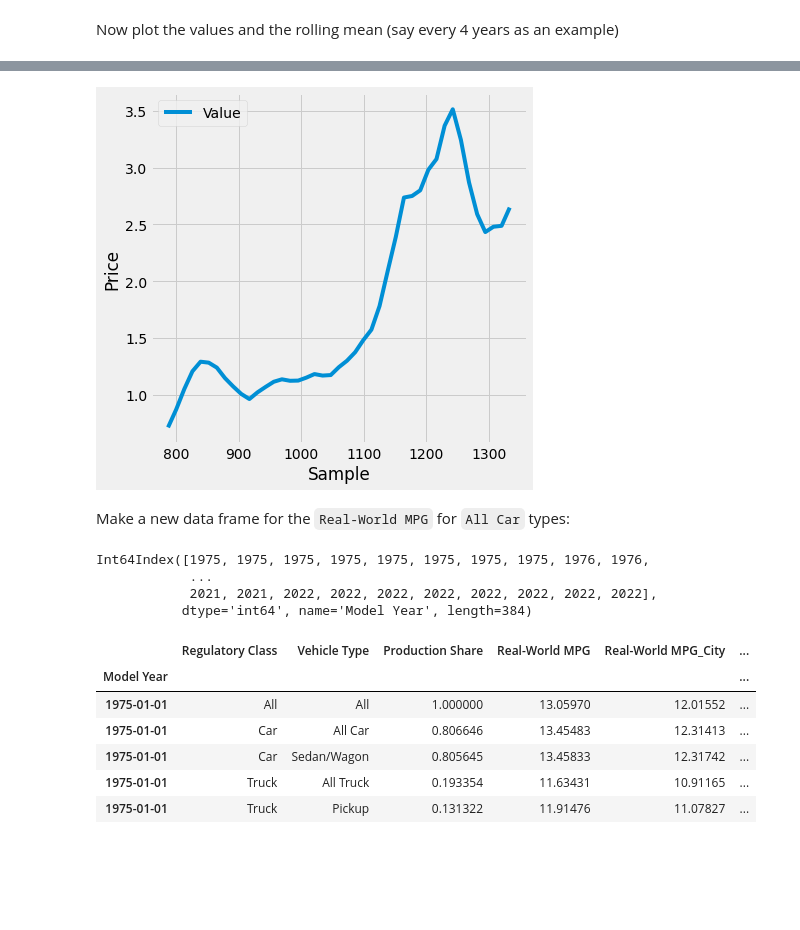
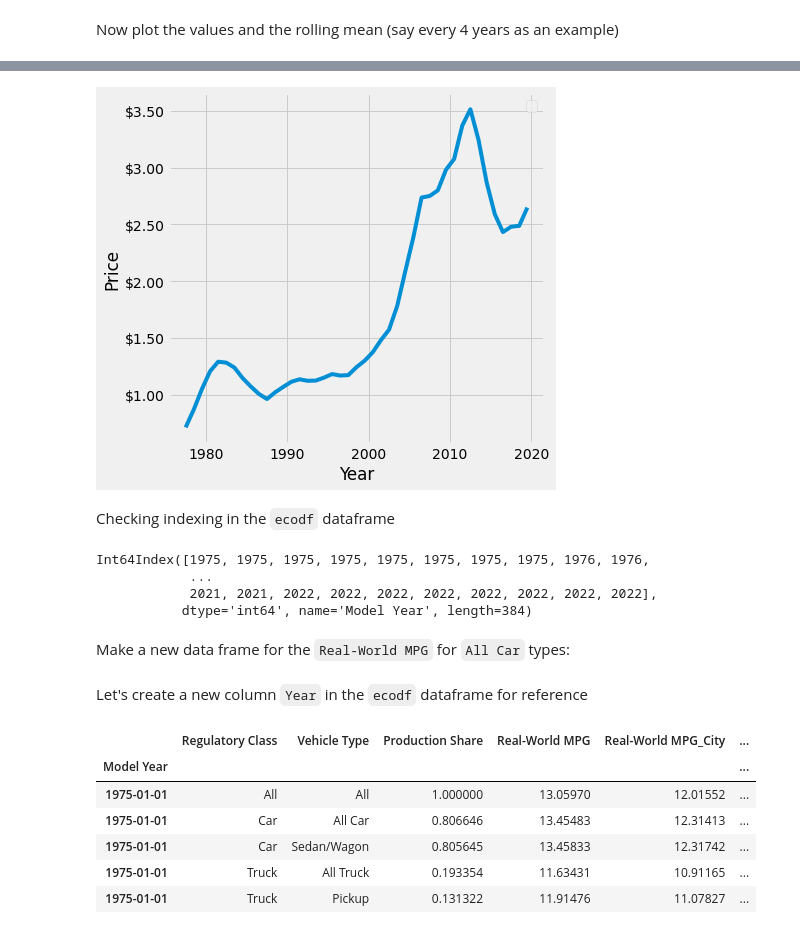
Before and after one commit to dalexa10/Python_Data_Science, a Jupyter notebook: collecting-organizing-analyzing-basics/collecting-organizing-analyzing-data.ipynb, the cells around one changed output, grey strips where cells are left out. Drawn from its saved outputs; the diff is of its cells as text; code cells hidden in the pictures; blank space fills up the shorter version.

```diff
--- a/collecting-organizing-analyzing-basics/collecting-organizing-analyzing-data.ipynb
+++ b/collecting-organizing-analyzing-basics/collecting-organizing-analyzing-data.ipynb
@@ -790,14 +828,18 @@ unld_df = pricedf[(pricedf['MSN'] == 'RUUCUUS') & (pricedf['Data Type'] == 'AVG'
 # %% [markdown]
 Now plot the values and the rolling mean (say every 4 years as an example)
 # %%
+import matplotlib.ticker as mtick
+
+fmt = '$%.2f'
+thick = mtick.FormatStrFormatter(fmt)
+
 plt.style.use('fivethirtyeight')
 
-fig = plt.figure(figsize=(6,6))
-ax = fig.gca()
-
-unld_df['Value'].rolling(4).mean().plot(ax=ax, linewidth=4)
-
+fig, ax = plt.subplots(figsize=(6,6))
+ax.plot(unld_df['Year'].rolling(4).mean(), unld_df['Value'].rolling(4).mean(), linewidth=4)
 ax.legend()
-plt.ylabel('Price')
-plt.xlabel('Sample')
+ax.set_xlabel('Year')
+ax.set_ylabel('Price')
+ax.yaxis.set_major_formatter(thick)
+plt.show()
 # %% [output]
@@ -805,13 +847,17 @@ Text(0.5, 0, 'Sample')
-[figure, old version]
+[figure, new version]
+# %% [markdown]
+Checking indexing in the `ecodf` dataframe
+# %%
+ecodf.index.year
+# %% [output]
+Int64Index([1975, 1975, 1975, 1975, 1975, 1975, 1975, 1975, 1976, 1976,
+            ...
+            2021, 2021, 2022, 2022, 2022, 2022, 2022, 2022, 2022, 2022],
+           dtype='int64', name='Model Year', length=384)
 # %% [markdown]
 Make a new data frame for the `Real-World MPG` for `All Car` types:
-# %%
-ecodf.index.year
-# %% [output]
-Int64Index([1975, 1975, 1975, 1975, 1975, 1975, 1975, 1975, 1976, 1976,
-            ...
-            2021, 2021, 2022, 2022, 2022, 2022, 2022, 2022, 2022, 2022],
-           dtype='int64', name='Model Year', length=384)
+# %% [markdown]
+Let's create a new column `Year` in the `ecodf` dataframe for reference
 # %%
 ecodf['Year'] = ecodf.index.year.astype('int64')
 ecodf
```
Also changed, not shown: parts of 27 cells of this notebook.
